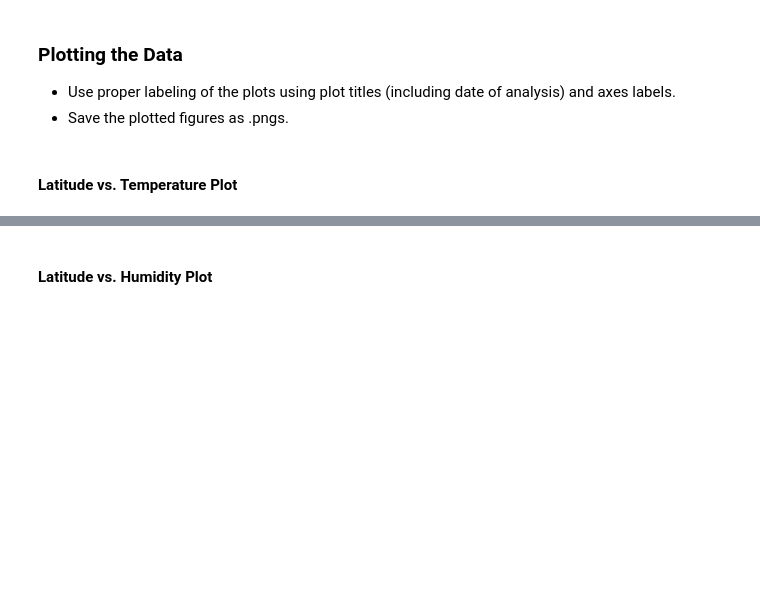
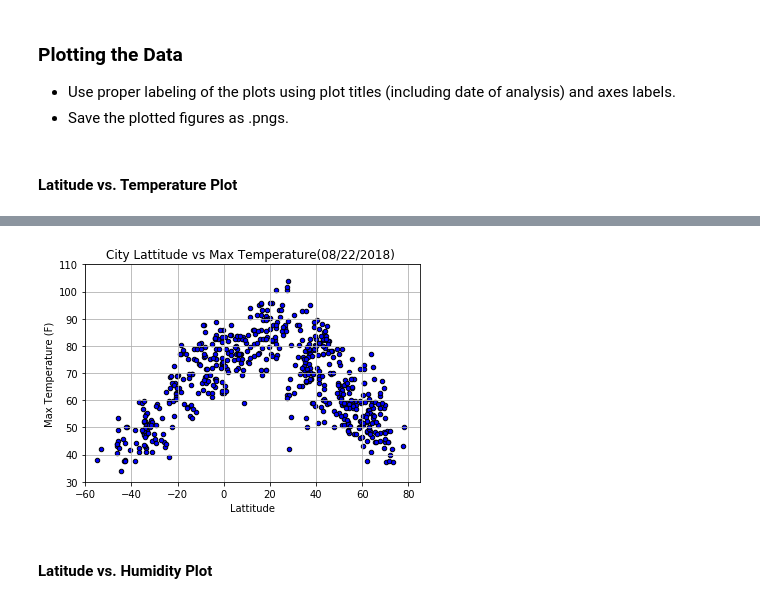
Before and after one commit to shilpiray/WeatherPy, a Jupyter notebook: WeatherPy.ipynb, the cells around one changed output, grey strips where cells are left out. Drawn from its saved outputs; the diff is of its cells as text; code cells hidden in the pictures; blank space fills up the shorter version.

```diff
--- a/WeatherPy.ipynb
+++ b/WeatherPy.ipynb
@@ -97,0 +122,13 @@ dtype: int64
+# %%
+weather_df = pd.DataFrame({
+    "City": city_name,
+    "Cloudiness":cloudiness,
+    "Country":country,
+    "Date":date,
+    "Humidity": humidity,
+    "Lat":Lat,
+    "Lng":Lang,
+    "Max Temp": max_temperature,
+    "Wind Speed":wind_speed
+    })
+weather_df.count()
@@ -107,2 +162,14 @@ dtype: int64
+# %%
+weather_df.plot.scatter(x='Lat',y='Max Temp',c='Blue',edgecolors='black',marker="o")
+plt.xlabel("Lattitude")
+plt.ylabel("Max Temperature (F)")
+plt.title("City Lattitude vs Max Temperature(08/22/2018) ")
+plt.grid()
+plt.xlim(-60, 85)
+plt.ylim(30, 110)
+plt.savefig("City_Lattitude_vs_Max_Temperature.png")
+plt.show()
+# %% [output]
+[figure, added]
 # %% [markdown]
 #### Latitude vs. Humidity Plot
```
Also changed, not shown: parts of 15 cells of this notebook, 6 other files.
